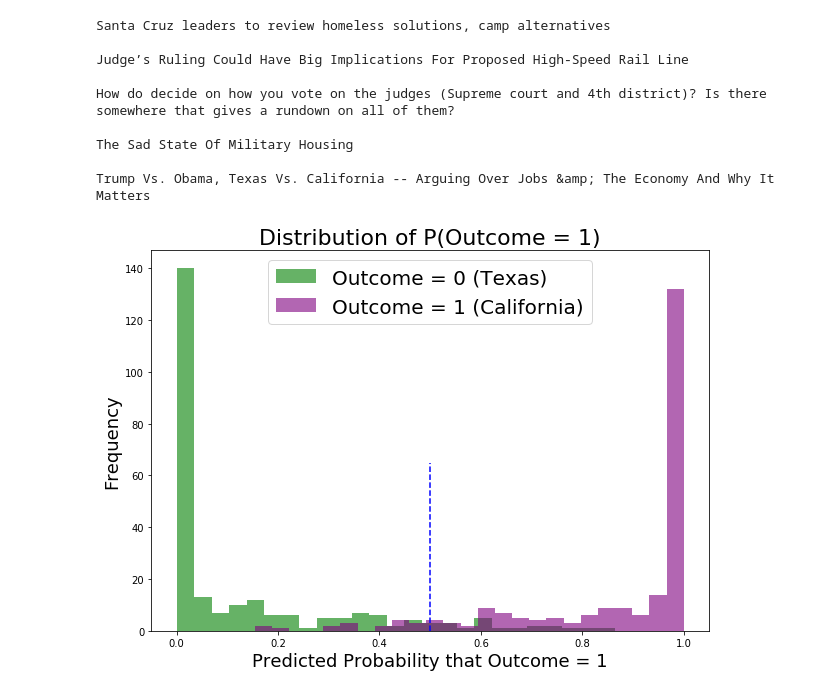
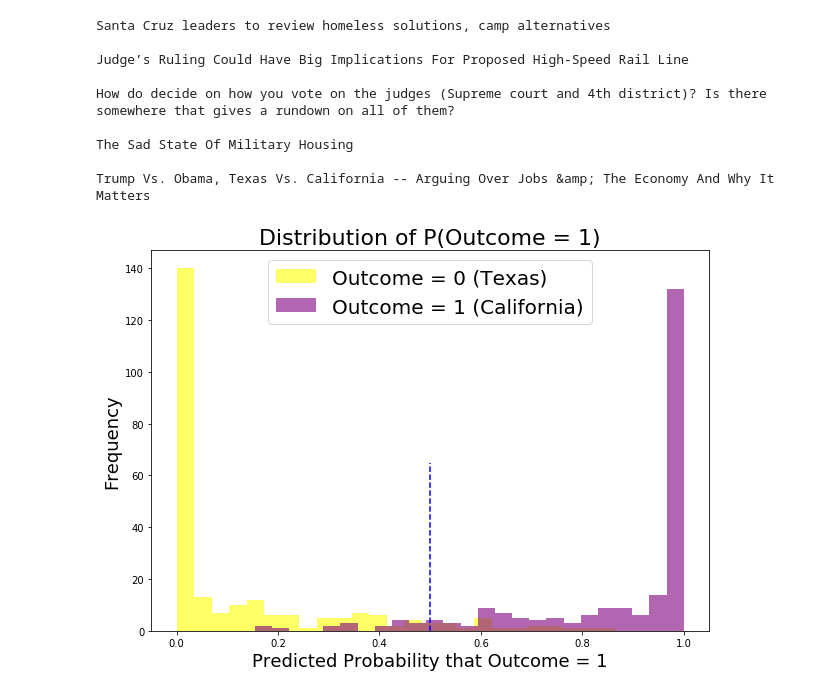
Before and after one commit to pwalesdi/GA_Project_3, a Jupyter notebook: Project_3_Data_Modeling.ipynb, the cells around one changed output. Saved outputs shown, nothing was run; the diff lists cells and outputs as text; code cells hidden in the pictures.

```diff
--- a/Project_3_Data_Modeling.ipynb
+++ b/Project_3_Data_Modeling.ipynb
@@ -455,31 +456,31 @@ Trump Vs. Obama, Texas Vs. California -- Arguing Over Jobs &amp; The Economy And
 # %%
 # Create figure to display the predicted probabilities for posts that were classified at California vs Not California.
 #
 plt.figure(figsize = (10,7))
 
 # Create two histograms of observations.
 plt.hist(pred_df[pred_df['true_values'] == 0]['pred_probs'],
          bins=25,
-         color='green',
+         color='yellow',
          alpha = 0.6,
          label='Outcome = 0 (Texas)')
 plt.hist(pred_df[pred_df['true_values'] == 1]['pred_probs'],
          bins=25,
          color='purple',
          alpha = 0.6,
          label='Outcome = 1 (California)')
 
 # Label axes.
 plt.title('Distribution of P(Outcome = 1)', fontsize=22)
 plt.ylabel('Frequency', fontsize=18)
 plt.xlabel('Predicted Probability that Outcome = 1', fontsize=18)
 plt.vlines(x=0.5,
            ymin = 0,
            ymax = 65,
            color='blue',
            linestyle = '--')
 
 # Create legend.
 plt.legend(fontsize=20);
 # %% [output]
-[figure, old version]
+[figure, new version]
```
Also changed, not shown: parts of 2 cells of this notebook, 4 other files.
